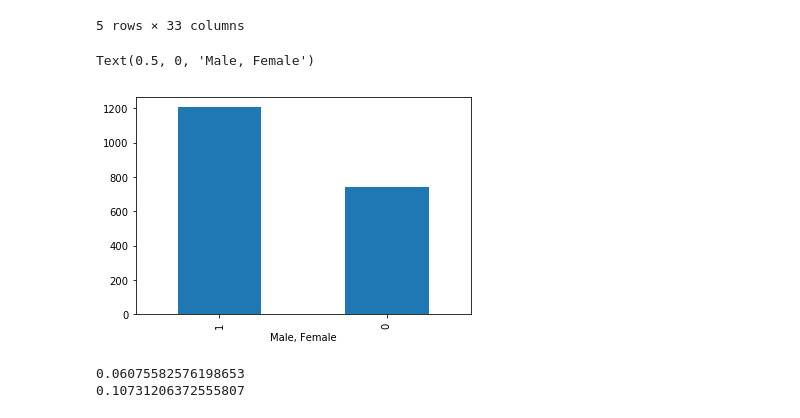
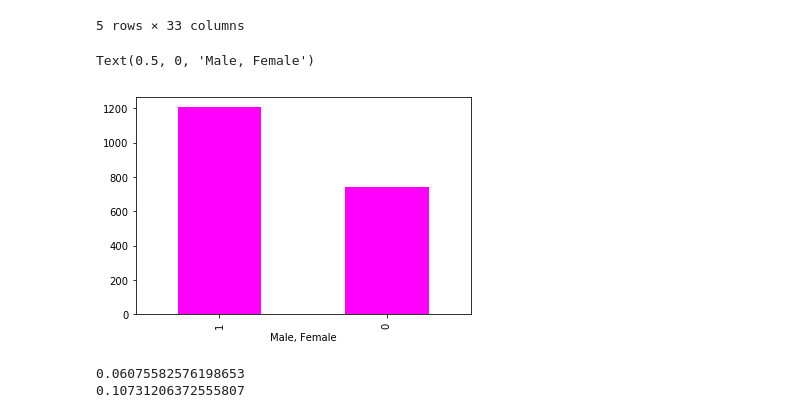
Before and after one commit to renzuos/ACC_Presentation, a Jupyter notebook: Untitled.ipynb, the cells around one changed output. Drawn from its saved outputs; the diff is of its cells as text; code cells hidden in the pictures.

```diff
--- a/Untitled.ipynb
+++ b/Untitled.ipynb
@@ -72,11 +72,11 @@ df_predictions.head()
 # %%
 fig,axes = plt.subplots()
 male = df_predictions["male"].value_counts()
-male.plot(kind = "bar")
+male.plot(kind = "bar", colormap = "spring")
 axes.set_xlabel("Male, Female")
 # %% [output]
 Text(0.5, 0, 'Male, Female')
-[figure, old version]
+[figure, new version]
 # %%
 female = df_predictions[df_predictions["male"]==0]
 female_popularity = female["popularity"].mean()
```
Also changed, not shown: parts of 3 cells of this notebook.
